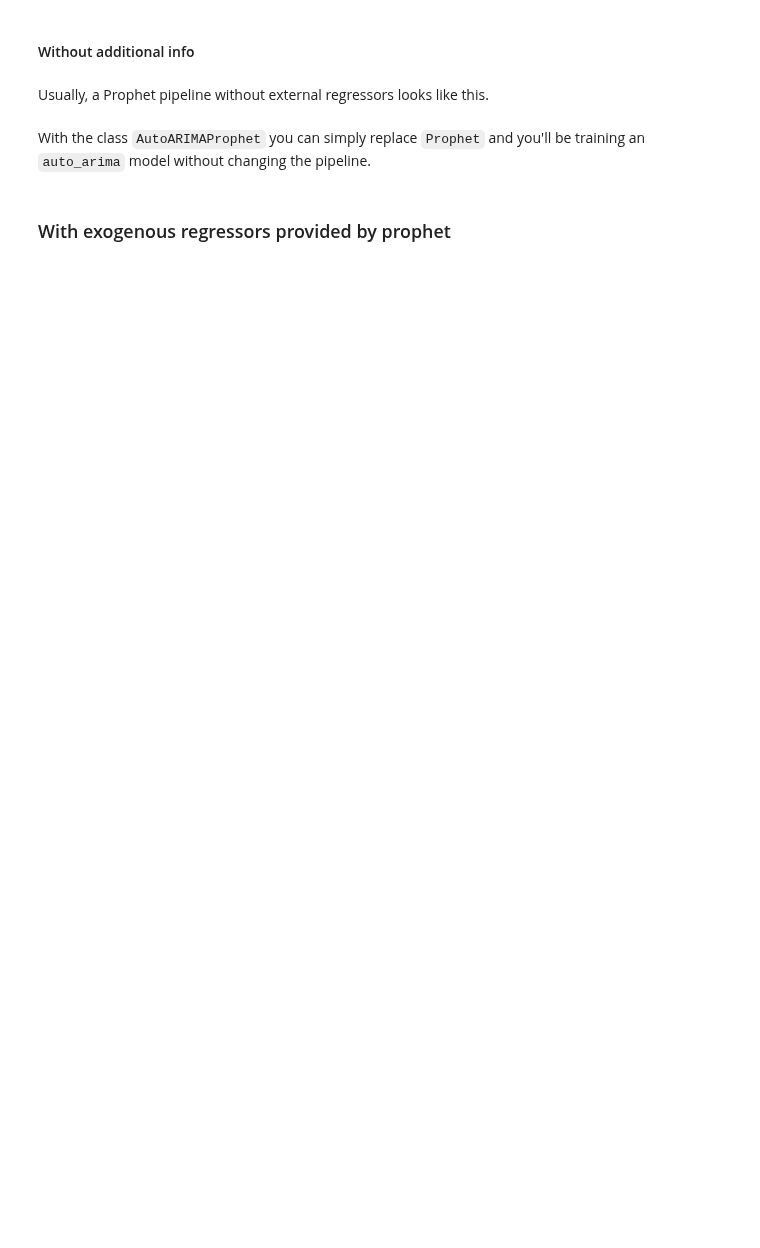
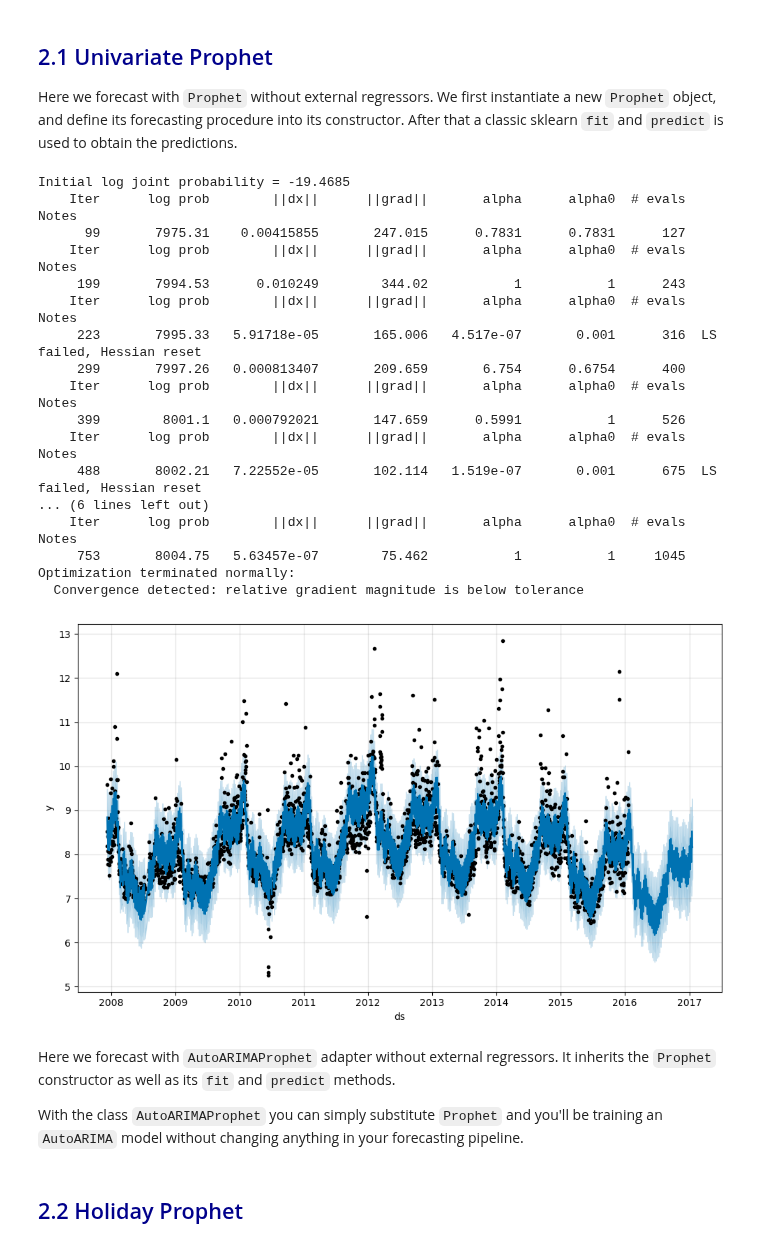
Before and after one commit to Nixtla/statsforecast, a Jupyter notebook: nbs/adapters.prophet.ipynb, the cells around one changed output. Drawn from its saved outputs; the diff is of its cells as text; code cells hidden in the pictures; blank space fills up the shorter version.

Commit message:
Docstring based documentation for utils, adapters and improved models

```diff
--- a/nbs/adapters.prophet.ipynb
+++ b/nbs/adapters.prophet.ipynb
@@ -247,14 +386,35 @@ df = pd.read_csv('https://raw.githubusercontent.com/facebook/prophet/main/exampl
 # %% [markdown]
-#### Without additional info
+## <span style="color:DarkBlue">2.1 Univariate Prophet </span>
+
+Here we forecast with `Prophet` without external regressors. We first instantiate a new `Prophet` object, and define its forecasting procedure into its constructor. After that a classic sklearn `fit` and `predict` is used to obtain the predictions.
-# %% [markdown]
-Usually, a Prophet pipeline without external regressors looks like this.
 # %%
-m = Prophet()
+m = Prophet(daily_seasonality=False)
 m.fit(df)
 future = m.make_future_dataframe(365)
 forecast = m.predict(future)
 fig = m.plot(forecast)
+# %% [output]
+Initial log joint probability = -19.4685
+    Iter      log prob        ||dx||      ||grad||       alpha      alpha0  # evals  Notes
+      99       7975.31    0.00415855       247.015      0.7831      0.7831      127
+    Iter      log prob        ||dx||      ||grad||       alpha      alpha0  # evals  Notes
+     199       7994.53      0.010249        344.02           1           1      243
+    Iter      log prob        ||dx||      ||grad||       alpha      alpha0  # evals  Notes
+     223       7995.33   5.91718e-05       165.006   4.517e-07       0.001      316  LS failed, Hessian reset
+     299       7997.26   0.000813407       209.659       6.754      0.6754      400
+    Iter      log prob        ||dx||      ||grad||       alpha      alpha0  # evals  Notes
+     399        8001.1   0.000792021       147.659      0.5991           1      526
+    Iter      log prob        ||dx||      ||grad||       alpha      alpha0  # evals  Notes
+     488       8002.21   7.22552e-05       102.114   1.519e-07       0.001      675  LS failed, Hessian reset
+... (6 lines left out)
+    Iter      log prob        ||dx||      ||grad||       alpha      alpha0  # evals  Notes
+     753       8004.75   5.63457e-07        75.462           1           1     1045
+Optimization terminated normally:
+  Convergence detected: relative gradient magnitude is below tolerance
+[figure, added]
 # %% [markdown]
-With the class `AutoARIMAProphet` you can simply replace `Prophet` and you'll be training an `auto_arima` model without changing the pipeline.
+Here we forecast with `AutoARIMAProphet` adapter without external regressors. It inherits the `Prophet` constructor as well as its `fit` and `predict` methods.
+
+With the class `AutoARIMAProphet` you can simply substitute `Prophet` and you'll be training an `AutoARIMA` model without changing anything in your forecasting pipeline.
 # %%
 %%capture
@@ -267,3 +427,3 @@ fig = m.plot(forecast)
 # %% [markdown]
-### With exogenous regressors provided by prophet
+## <span style="color:DarkBlue">2.2 Holiday Prophet </span>
 # %% [markdown]
```
Also changed, not shown: parts of 19 cells of this notebook, 6 other files.
